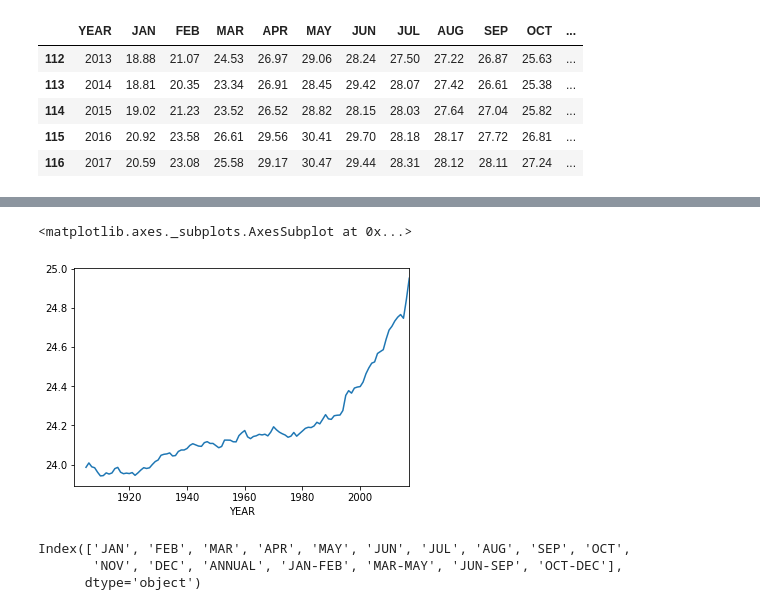
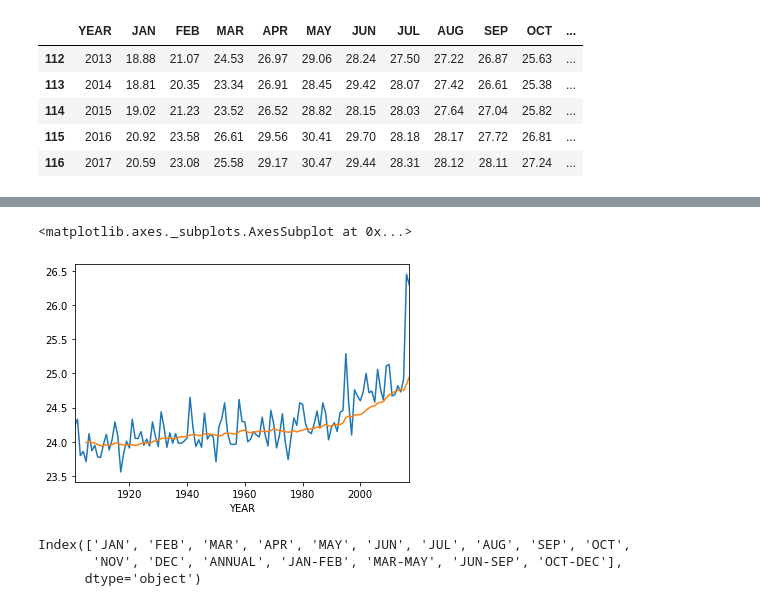
Before and after one commit to EvilCoders/weather-app-dashboard, a Jupyter notebook: nbs/temperature.ipynb, the cells around one changed output, grey strips where cells are left out. Cells and saved outputs as stored; diff of their text form; code cells hidden in the pictures.

Commit message:
Add Rolling mean to dashboard

```diff
--- a/nbs/temperature.ipynb
+++ b/nbs/temperature.ipynb
@@ -57,8 +78,9 @@ df.ANNUAL.plot()
 # %%
-df.ANNUAL.rolling(20, min_periods=5).mean().plot()
+ax1 = df.ANNUAL.plot()
+df.ANNUAL.rolling(20, min_periods=5).mean().plot(ax=ax1)
 # %% [output]
 <matplotlib.axes._subplots.AxesSubplot at 0x...>
-[figure, old version]
+[figure, new version]
 # %%
 df.columns
 # %% [output]
```
Also changed, not shown: parts of 3 cells of this notebook, 1 other file.
